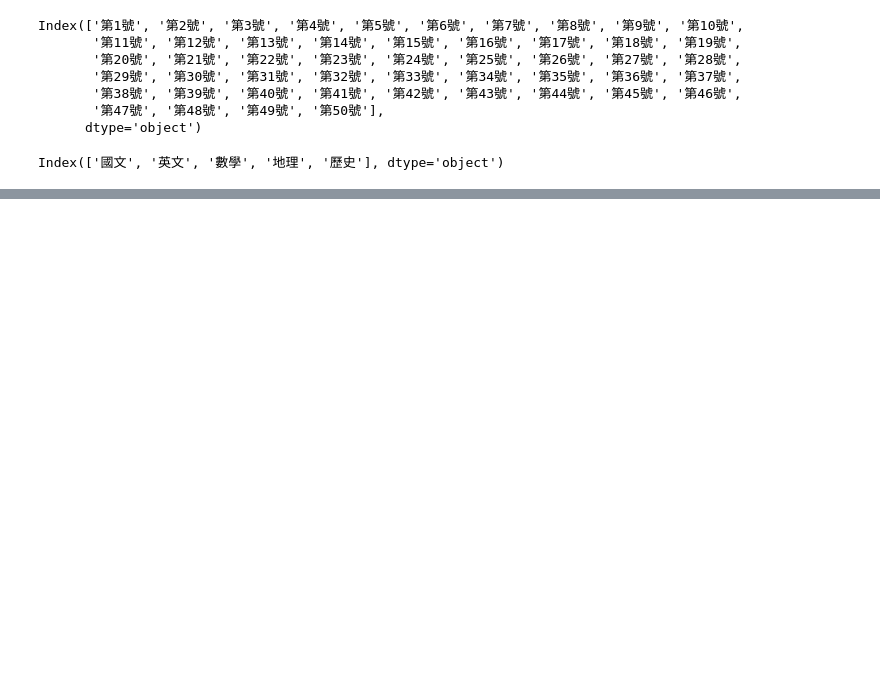
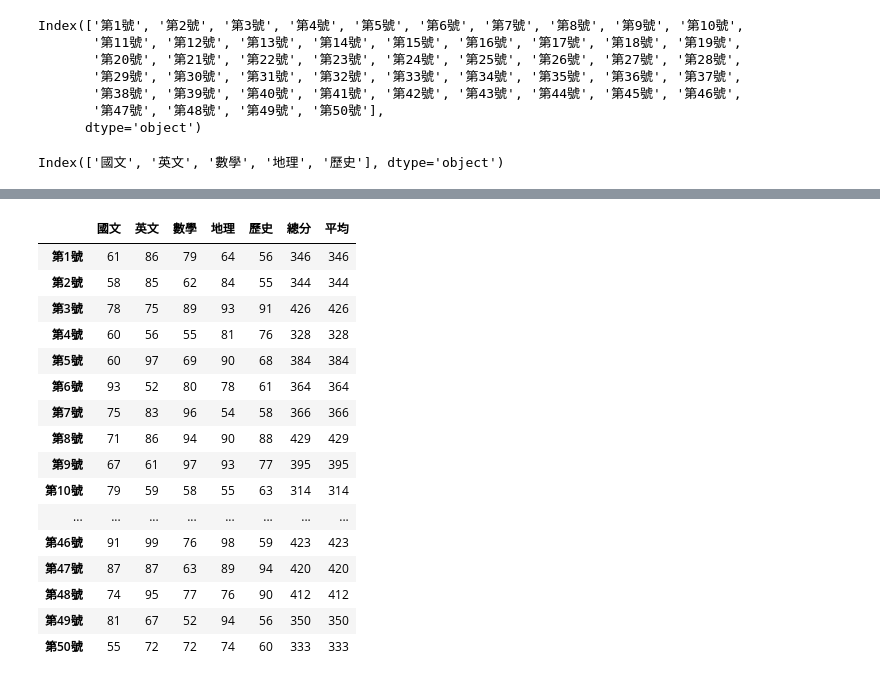
Before and after one commit to charlywang11/2024_05_05_sunday, a Jupyter notebook: lesson16/lesson16_1.ipynb, the cells around one changed output, grey strips where cells are left out. Saved outputs shown, nothing was run; the diff lists cells and outputs as text; code cells hidden in the pictures; blank space fills up the shorter version.

```diff
--- a/lesson16/lesson16_1.ipynb
+++ b/lesson16/lesson16_1.ipynb
@@ -39,3 +39,8 @@ Index(['第1號', '第2號', '第3號', '第4號', '第5號', '第6號', '第7
 stu.columns
 # %% [output]
 Index(['國文', '英文', '數學', '地理', '歷史'], dtype='object')
+# %%
+#使用陣列運算取出所有學生的總分
+sum_series = stu['國文'] + stu['英文'] + stu['數學'] + stu['地理'] + stu['歷史']
+avarage_series = sum_series / 5
+avarage_series
@@ -41,0 +65,22 @@ Index(['國文', '英文', '數學', '地理', '歷史'], dtype='object')
+# %%
+stu['總分'] = sum_series
+stu['平均'] = sum_series
+stu
+# %% [output]
+|  | 國文 | 英文 | 數學 | 地理 | 歷史 | 總分 | 平均 |
+| 第1號 | 61 | 86 | 79 | 64 | 56 | 346 | 346 |
+| 第2號 | 58 | 85 | 62 | 84 | 55 | 344 | 344 |
+| 第3號 | 78 | 75 | 89 | 93 | 91 | 426 | 426 |
+| 第4號 | 60 | 56 | 55 | 81 | 76 | 328 | 328 |
+| 第5號 | 60 | 97 | 69 | 90 | 68 | 384 | 384 |
+| 第6號 | 93 | 52 | 80 | 78 | 61 | 364 | 364 |
+| 第7號 | 75 | 83 | 96 | 54 | 58 | 366 | 366 |
+| 第8號 | 71 | 86 | 94 | 90 | 88 | 429 | 429 |
+| 第9號 | 67 | 61 | 97 | 93 | 77 | 395 | 395 |
+| 第10號 | 79 | 59 | 58 | 55 | 63 | 314 | 314 |
+| ... | ... | ... | ... | ... | ... | ... | ... |
+| 第46號 | 91 | 99 | 76 | 98 | 59 | 423 | 423 |
+| 第47號 | 87 | 87 | 63 | 89 | 94 | 420 | 420 |
+| 第48號 | 74 | 95 | 77 | 76 | 90 | 412 | 412 |
+| 第49號 | 81 | 67 | 52 | 94 | 56 | 350 | 350 |
+| 第50號 | 55 | 72 | 72 | 74 | 60 | 333 | 333 |
```
Also changed, not shown: parts of 4 cells of this notebook, 1 other file.
